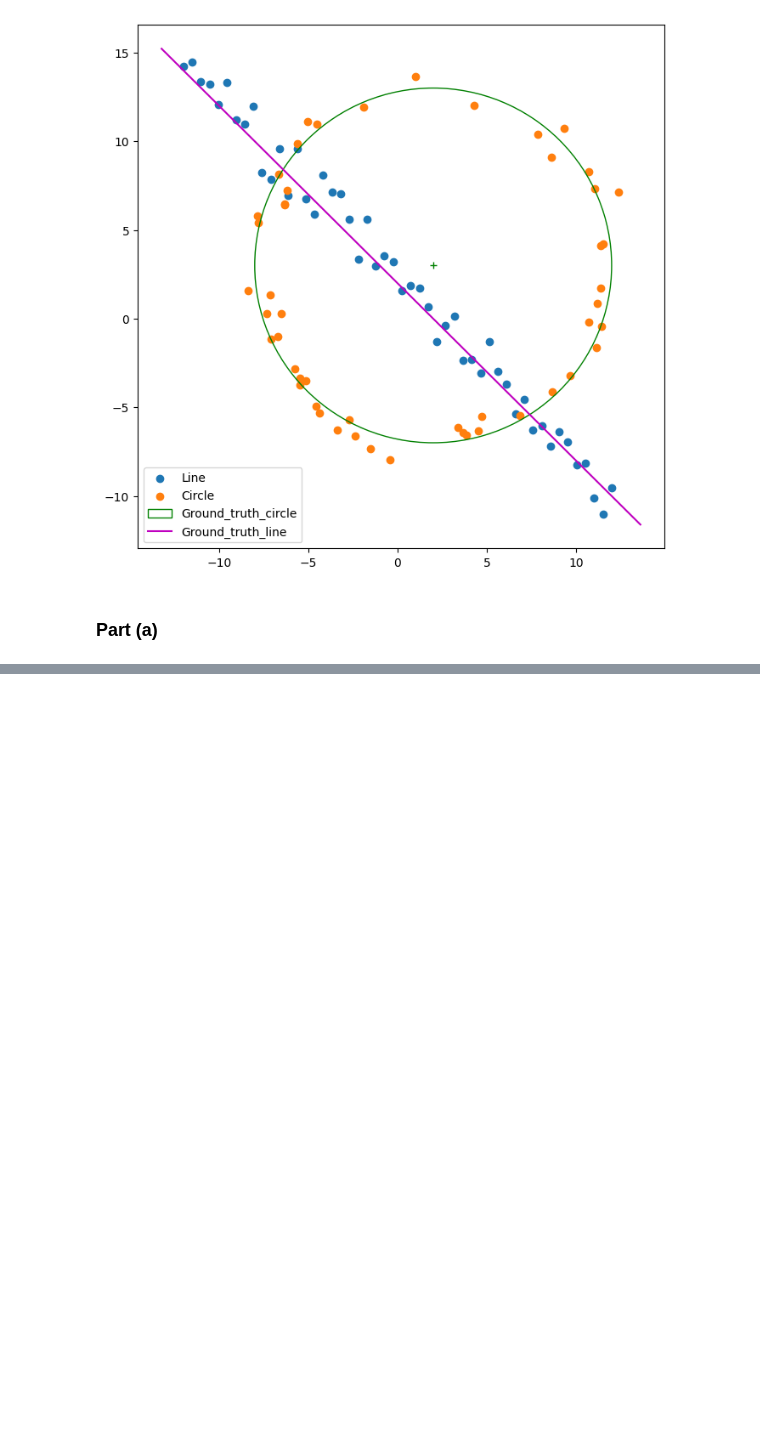
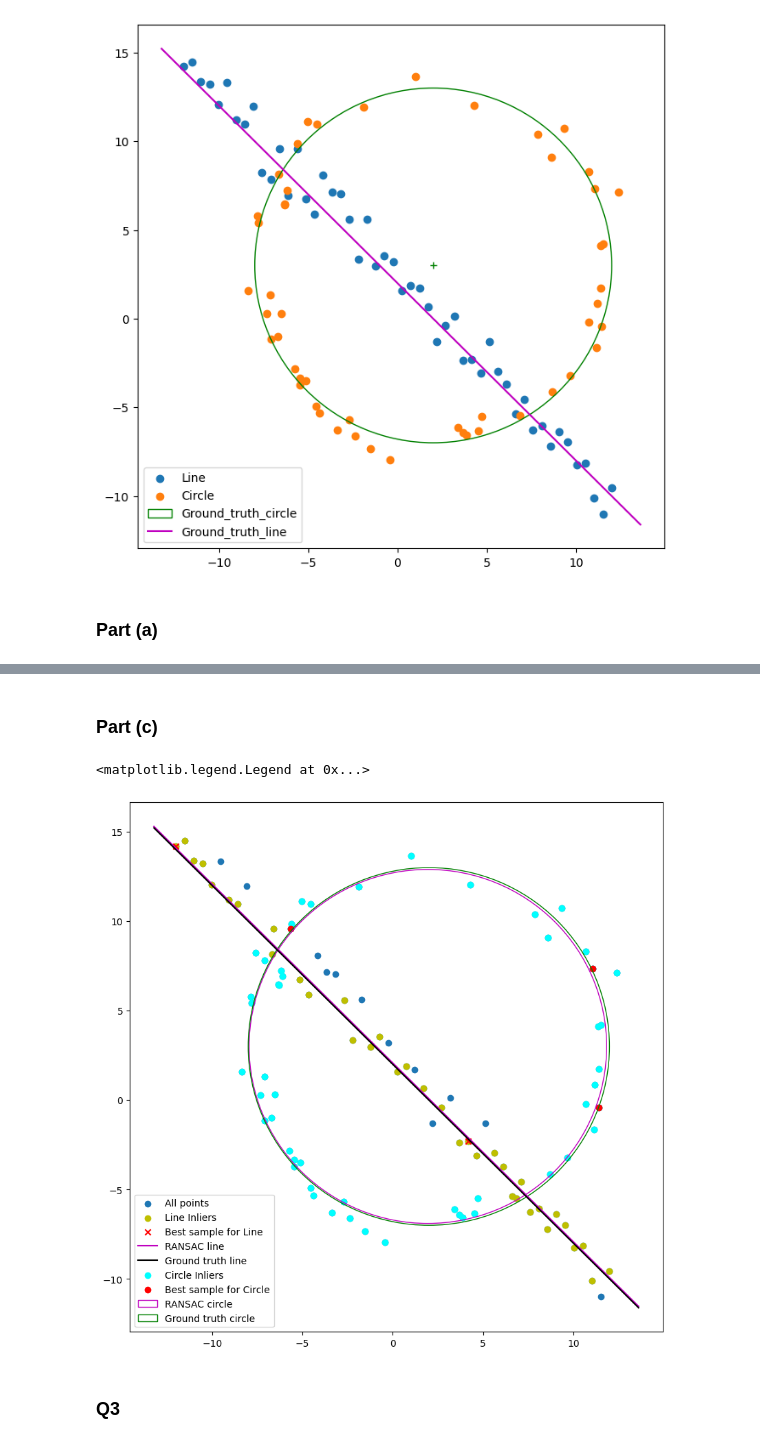
Before and after one commit to MohamedAazir/EN3160_Computer_Vision, a Jupyter notebook: Assignment_2/Assignment_2.ipynb, the cells around one changed output, grey strips where cells are left out. Drawn from its saved outputs; the diff is of its cells as text; code cells hidden in the pictures; blank space fills up the shorter version.

```diff
--- a/Assignment_2/Assignment_2.ipynb
+++ b/Assignment_2/Assignment_2.ipynb
@@ -165,7 +165,7 @@ def consensus(X, x, t):
     return error < t
 
 # Define RANSAC algorithm for line fitting
-def ransac_line(X, max_iterations=1000, threshold=0.9, min_inliers=0.35*N):
+def ransac_line(X, max_iterations=1000, threshold=0.69, min_inliers=0.36*N):
     best_inliers = []
     best_model_line = []     # Best model normal (a, b) and distance from origin d
     best_error = np.inf
@@ -200,3 +200,8 @@ def ransac_line(X, max_iterations=1000, threshold=0.9, min_inliers=0.35*N):
                 best_sample = X[indices,:]
 
     return best_model_line, best_inliers, best_sample
+# %%
+# Apply RANSAC to fit the line
+best_model_line, best_inliers_line, best_sample_line = ransac_line(X)
+print('Best line model', best_model_line)
+print('Best sample', best_sample_line)
@@ -273,5 +292,0 @@ def ransac_circle(X, N_iter=300, radial_thresh=1.0, min_inlier_fraction=0.25):
-# %%
-# Apply RANSAC to fit the line
-best_model_line, best_inliers, best_sample = ransac_line(X)
-print('Best line model', best_model_line)
-print('Best sample', best_sample)
@@ -295,0 +293,8 @@ Optimization terminated successfully    (Exit mode 0)
+# %%
+# Remove line inliers
+remaining_points = np.array([pt for pt in X if pt not in X[best_inliers_line]])
+
+# Apply RANSAC to fit the Circle
+best_model_circle, best_inliers, best_sample = ransac_circle(remaining_points)
+print('Best circle model', best_model_circle)
+print('Best sample', best_sample)
@@ -295,0 +319,29 @@ Optimization terminated successfully    (Exit mode 0)
+# %% [markdown]
+### Part (c)
+# %%
+fig, ax = plt.subplots(1,1, figsize=(10,10))
+ax.scatter(X[:,0],X[:,1], label='All points')
+ax.scatter(X[best_inliers_line,0],X[best_inliers_line,1], color='y', label='Line Inliers')
+ax.scatter(best_sample_line[:,0],best_sample_line[:,1], marker='x', color='r', label='Best sample for Line')
+x_min, x_max = ax.get_xlim()
+x_ = np.array([x_min, x_max])
+y_ = (-best_model_line[1]*x_ + best_model_line[2])/best_model_line[1]
+plt.plot(x_, y_, color='m', label='RANSAC line')
+x_ = np.array([x_min, x_max])
+y_ = m*x_ + b
+plt.plot(x_, y_, color='black', label='Ground truth line')
+
+ax.scatter(remaining_points[best_inliers,0],remaining_points[best_inliers,1], color='cyan', label='Circle Inliers')
+ax.scatter(best_sample[:,0],best_sample[:,1], color='r', label='Best sample for Circle')
+xc, yc, r_ = best_model_circle  # (center_x, center_y, radius)
+circle_ransac = plt.Circle((xc,yc), r_, color='m', fill=False, label='RANSAC circle')
+ax.add_patch(circle_ransac)
+circle_gt = plt.Circle((x0_gt,y0_gt), r, color='g', fill=False, label='Ground truth circle')
+ax.add_patch(circle_gt)
+
+plt.legend()
+# %% [output]
+<matplotlib.legend.Legend at 0x...>
+[figure, added]
+# %% [markdown]
+### Q3
```
Also changed, not shown: parts of 5 cells of this notebook.
